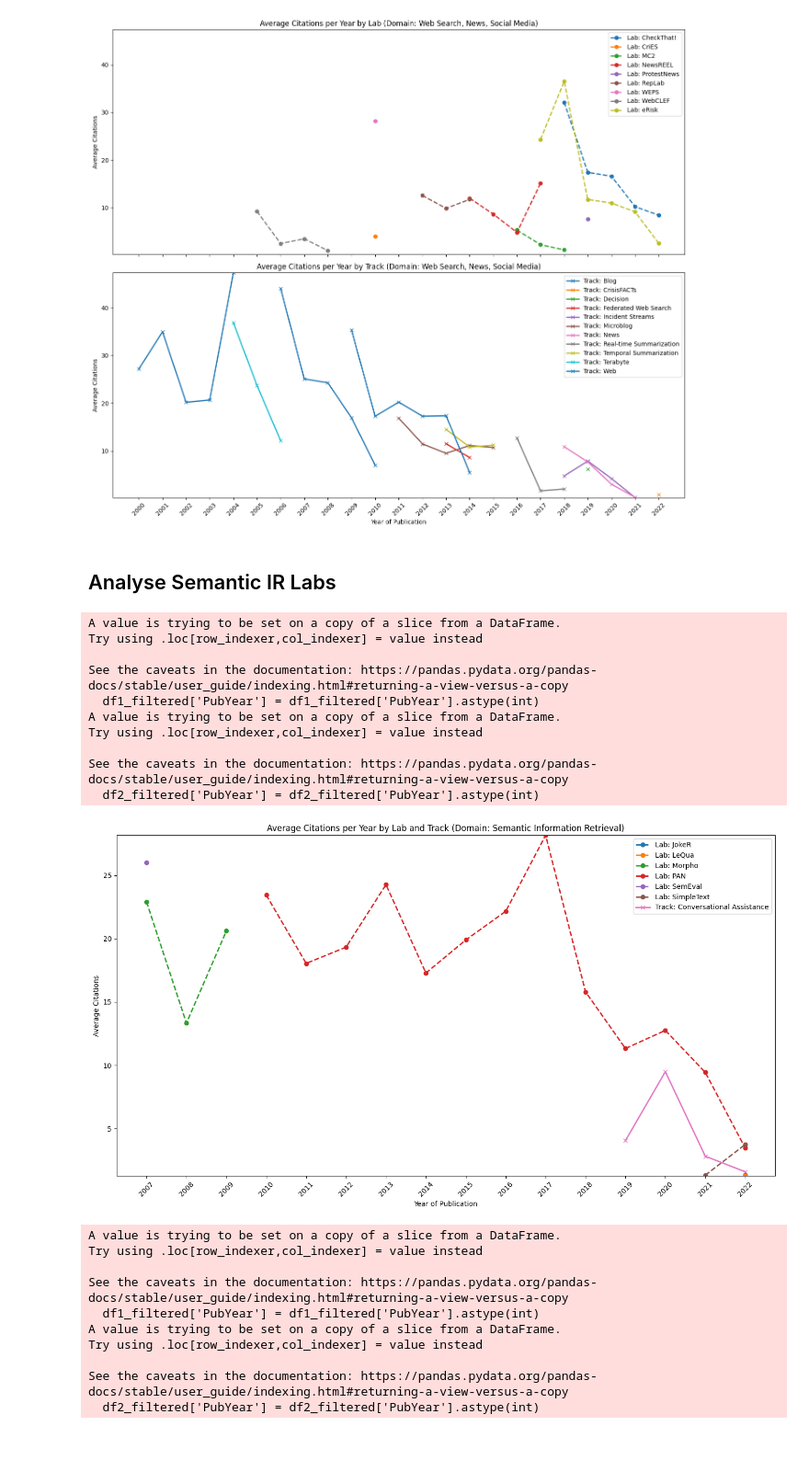
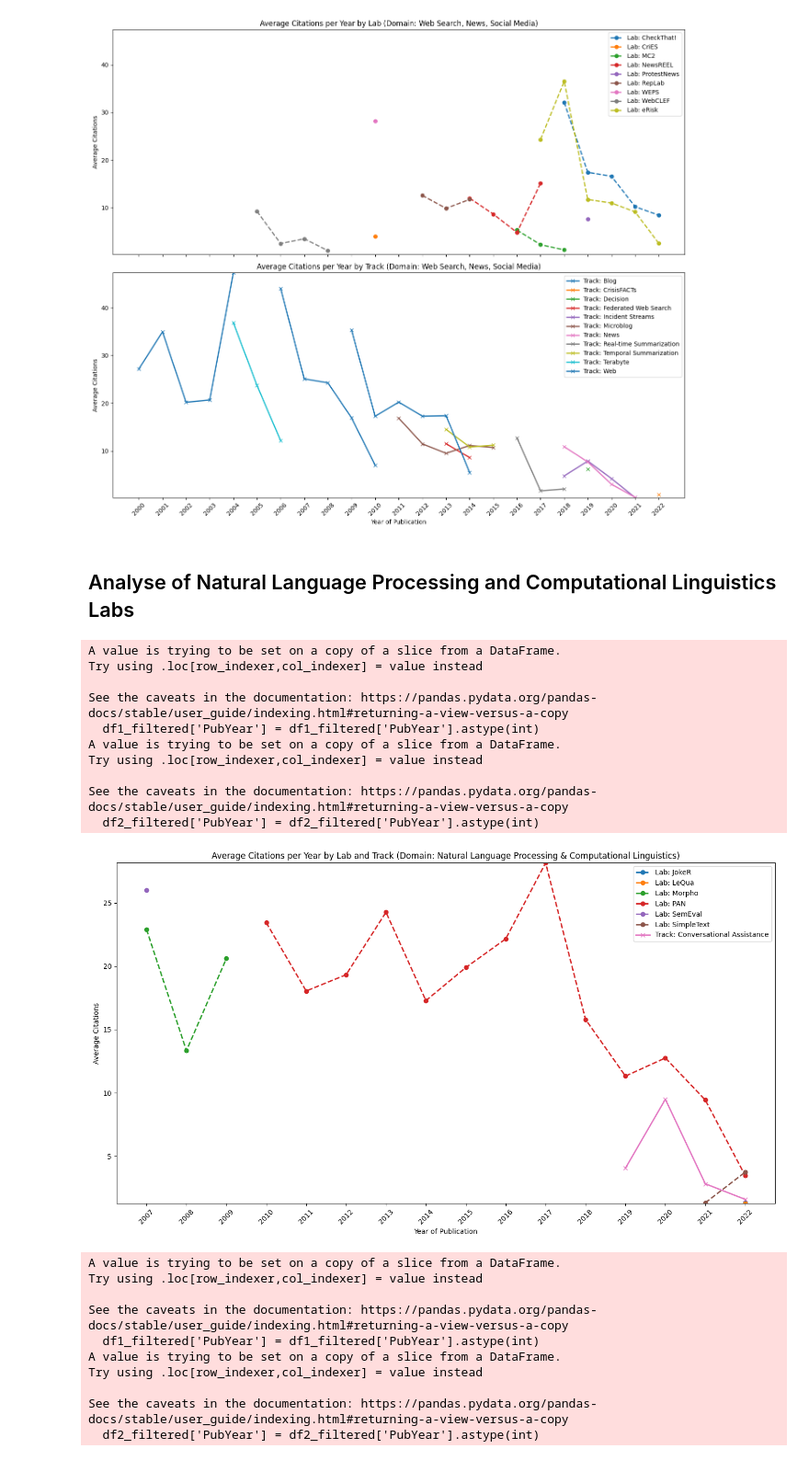
Before and after one commit to AndyKruff/MA_Scholarly_Impact_TREC_CLEF, a Jupyter notebook: code/analysis/compare_challenges/comparison_of_similar_tracks_labs.ipynb, the cells around one changed output. Shown at 92% size. Cells and saved outputs as stored; diff of their text form; code cells hidden in the pictures.

Commit message:
Adjusted figure title in notebook

```diff
--- a/code/analysis/compare_challenges/comparison_of_similar_tracks_labs.ipynb
+++ b/code/analysis/compare_challenges/comparison_of_similar_tracks_labs.ipynb
@@ -61,12 +61,6 @@ df_trec
 | 1970 | 2017 | https://trec.nist.gov/pubs/trec26... | [Gonçalo Araújo, André Mourão, Jo... | NOVASearch at Precision Medicine ... | Participant | NOVASearch-PM.pdf | D:/Studium/Masterarbeit/PythonPro... | trec_1971 | [Precision Medicine] |
 | 1971 | 2012 | https://trec.nist.gov/pubs/trec21... | [Myle Ott, Vittorio Castelli, Hem... | IBM at TREC 2012: Microblog Track | Participant | IBM.microblog.final.pdf | D:/Studium/Masterarbeit/PythonPro... | trec_1972 | [Microblog] |
 1972 rows × 9 columns
-# %%
-liste = []
-for i in df_trec["Tracks"]:
-    for j in i:
-        if j not in liste:
-            liste.append(j)
 # %% [markdown]
 ## Analysis of Medical, biological and chemical Domain
 # %%
@@ -322,25 +316,25 @@ See the caveats in the documentation: https://pandas.pydata.org/pandas-docs/stab
   df2_filtered['PubYear'] = df2_filtered['PubYear'].astype(int)
 [figure]
 # %% [markdown]
-## Analyse Semantic IR Labs
+## Analyse of Natural Language Processing and Computational Linguistics Labs
 # %%
 semantic_ir_labs = ["PAN", "Morpho", "SemEval", "SimpleText", "LeQua", "JokeR"]
 semantic_ir_tracks = ["Conversational Assistance"]
 # %%
-filter_and_plot_avg_citations(df_ceur, df_trec, semantic_ir_labs, semantic_ir_tracks, threshold=10, path_to_save="../../../images/semantic.png", title = "Average Citations per Year by Lab and Track (Domain: Semantic Information Retrieval)", title_fig_1="",
+filter_and_plot_avg_citations(df_ceur, df_trec, semantic_ir_labs, semantic_ir_tracks, threshold=10, path_to_save="../../../images/semantic.png", title = "Average Citations per Year by Lab and Track (Domain: Natural Language Processing & Computational Linguistics)", title_fig_1="",
                              title_fig_2="")
 # %% [output]
 A value is trying to be set on a copy of a slice from a DataFrame.
 Try using .loc[row_indexer,col_indexer] = value instead
 
 See the caveats in the documentation: https://pandas.pydata.org/pandas-docs/stable/user_guide/indexing.html#returning-a-view-versus-a-copy
   df1_filtered['PubYear'] = df1_filtered['PubYear'].astype(int)
 A value is trying to be set on a copy of a slice from a DataFrame.
 Try using .loc[row_indexer,col_indexer] = value instead
 
 See the caveats in the documentation: https://pandas.pydata.org/pandas-docs/stable/user_guide/indexing.html#returning-a-view-versus-a-copy
   df2_filtered['PubYear'] = df2_filtered['PubYear'].astype(int)
-[figure, old version]
+[figure, new version]
 # %%
 user_specific_IR_CLEF = ["DynSE", "PIR-CLEF", "NewsREEL", "LL4IR", "LiLAS"] #"LL4IR/NewsREEL",
 user_specific_IR_TREC = ["Dynamic Domain", "Session", "OpenSearch", "Query", "Contextual Suggestion"]
```
